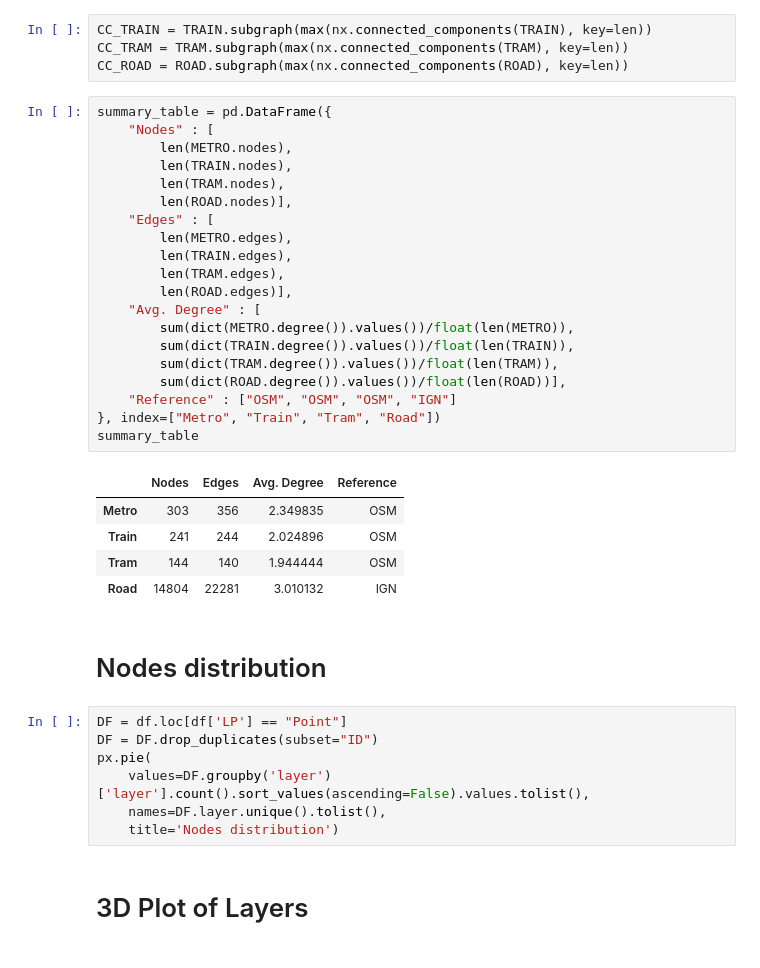
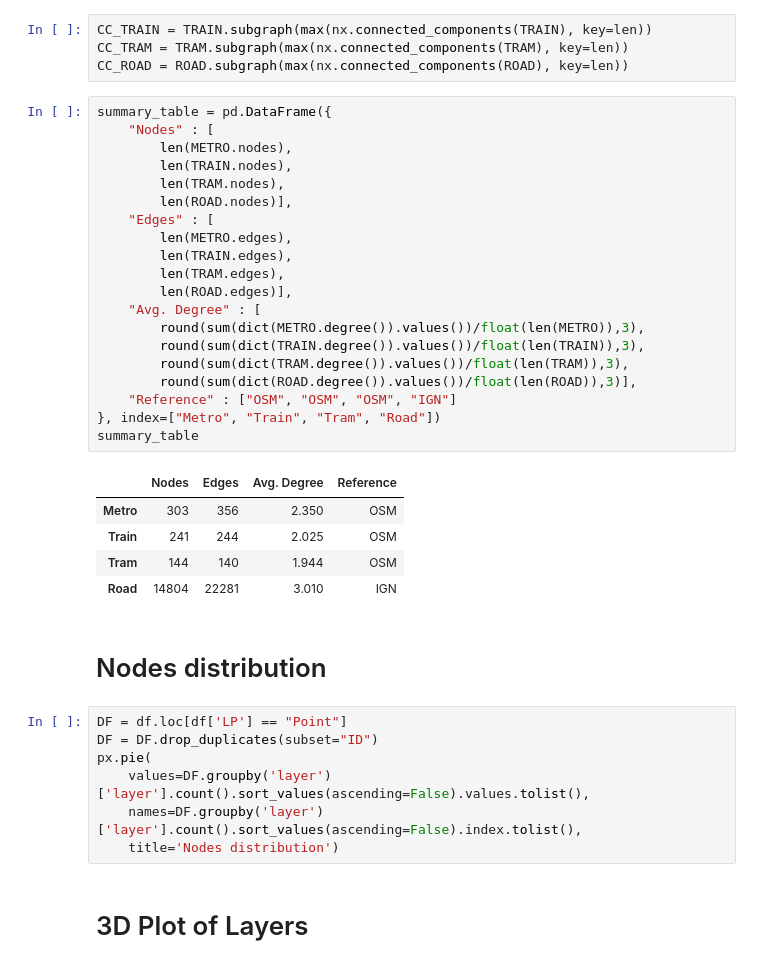
Before and after one commit to MatteoFasulo/Paris-Euler, a Jupyter notebook: result.ipynb, the cells around one changed output. Saved outputs shown, nothing was run; the diff lists cells and outputs as text.

```diff
--- a/result.ipynb
+++ b/result.ipynb
@@ -286,29 +308,29 @@ CC_ROAD = ROAD.subgraph(max(nx.connected_components(ROAD), key=len))
 # %%
 summary_table = pd.DataFrame({
     "Nodes" : [
         len(METRO.nodes),
         len(TRAIN.nodes),
         len(TRAM.nodes),
         len(ROAD.nodes)],
     "Edges" : [
         len(METRO.edges),
         len(TRAIN.edges),
         len(TRAM.edges),
         len(ROAD.edges)],
     "Avg. Degree" : [
-        sum(dict(METRO.degree()).values())/float(len(METRO)),
-        sum(dict(TRAIN.degree()).values())/float(len(TRAIN)),
-        sum(dict(TRAM.degree()).values())/float(len(TRAM)),
-        sum(dict(ROAD.degree()).values())/float(len(ROAD))],
+        round(sum(dict(METRO.degree()).values())/float(len(METRO)),3),
+        round(sum(dict(TRAIN.degree()).values())/float(len(TRAIN)),3),
+        round(sum(dict(TRAM.degree()).values())/float(len(TRAM)),3),
+        round(sum(dict(ROAD.degree()).values())/float(len(ROAD)),3)],
     "Reference" : ["OSM", "OSM", "OSM", "IGN"]
 }, index=["Metro", "Train", "Tram", "Road"])
 summary_table
 # %% [output]
 |  | Nodes | Edges | Avg. Degree | Reference |
-| Metro | 303 | 356 | 2.349835 | OSM |
-| Train | 241 | 244 | 2.024896 | OSM |
-| Tram | 144 | 140 | 1.944444 | OSM |
-| Road | 14804 | 22281 | 3.010132 | IGN |
+| Metro | 303 | 356 | 2.350 | OSM |
+| Train | 241 | 244 | 2.025 | OSM |
+| Tram | 144 | 140 | 1.944 | OSM |
+| Road | 14804 | 22281 | 3.010 | IGN |
 # %% [markdown]
 # Nodes distribution
 # %%
@@ -316,7 +338,7 @@ DF = df.loc[df['LP'] == "Point"]
 DF = DF.drop_duplicates(subset="ID")
 px.pie(
     values=DF.groupby('layer')['layer'].count().sort_values(ascending=False).values.tolist(),
-    names=DF.layer.unique().tolist(),
+    names=DF.groupby('layer')['layer'].count().sort_values(ascending=False).index.tolist(),
     title='Nodes distribution')
 # %% [markdown]
 # 3D Plot of Layers
```
Also changed, not shown: parts of 23 cells of this notebook, 7 other files.
